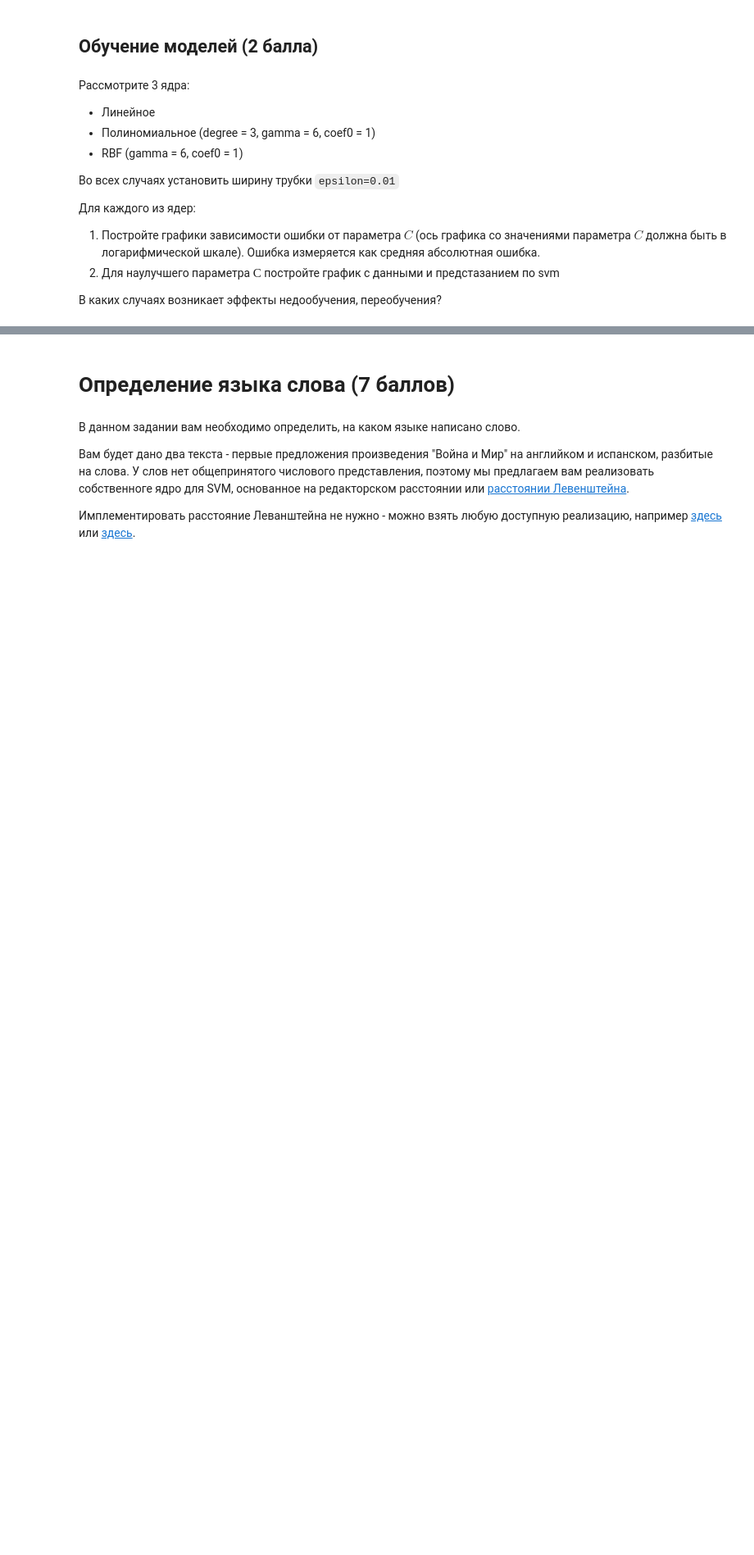
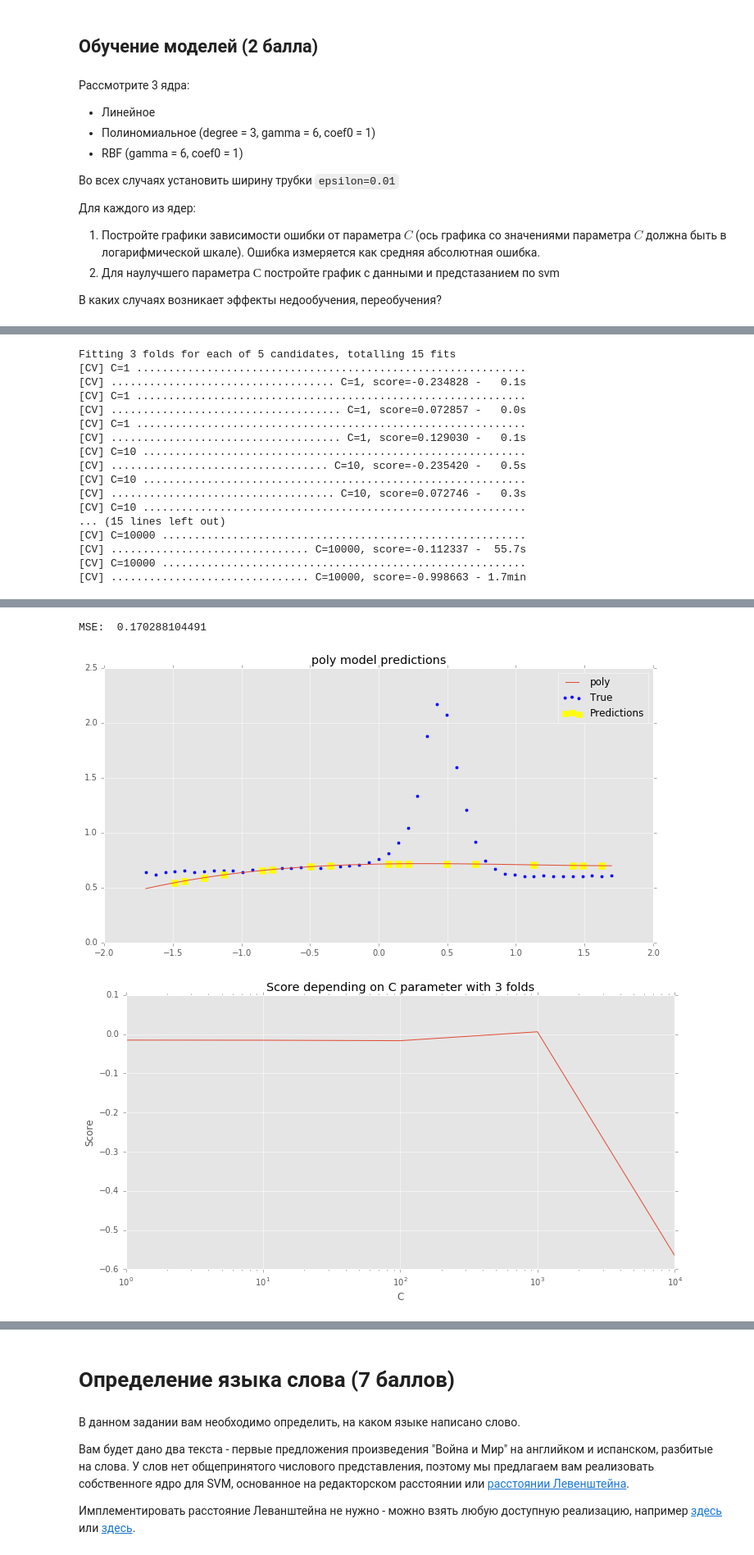
Before and after one commit to rudolphyo/ML-Python, a Jupyter notebook: hw1_svm.ipynb, the cells around one changed output, grey strips where cells are left out. Shown at 82% size. Saved outputs shown, nothing was run; the diff lists cells and outputs as text; code cells hidden in the pictures; blank space fills up the shorter version.

```diff
--- a/hw1_svm.ipynb
+++ b/hw1_svm.ipynb
@@ -149,0 +170,20 @@ titan_target = np.array(titan_target)
+# %%
+train_SVR(titan_data, titan_target, "poly", 6, 1)
+# %% [output]
+Fitting 3 folds for each of 5 candidates, totalling 15 fits
+[CV] C=1 .............................................................
+[CV] ................................... C=1, score=-0.234828 -   0.1s
+[CV] C=1 .............................................................
+[CV] .................................... C=1, score=0.072857 -   0.0s
+[CV] C=1 .............................................................
+[CV] .................................... C=1, score=0.129030 -   0.1s
+[CV] C=10 ............................................................
+[CV] .................................. C=10, score=-0.235420 -   0.5s
+[CV] C=10 ............................................................
+[CV] ................................... C=10, score=0.072746 -   0.3s
+[CV] C=10 ............................................................
+... (15 lines left out)
+[CV] C=10000 .........................................................
+[CV] ............................... C=10000, score=-0.112337 -  55.7s
+[CV] C=10000 .........................................................
+[CV] ............................... C=10000, score=-0.998663 - 1.7min
@@ -150,3 +191,6 @@ titan_target = np.array(titan_target)
+MSE:  0.170288104491
+[figure, added]
+[figure, added]
 # %%
 train_SVR(titan_data, titan_target, "rbf", 6, 1)
 # %% [output]
```
Also changed, not shown: parts of 19 cells of this notebook.
